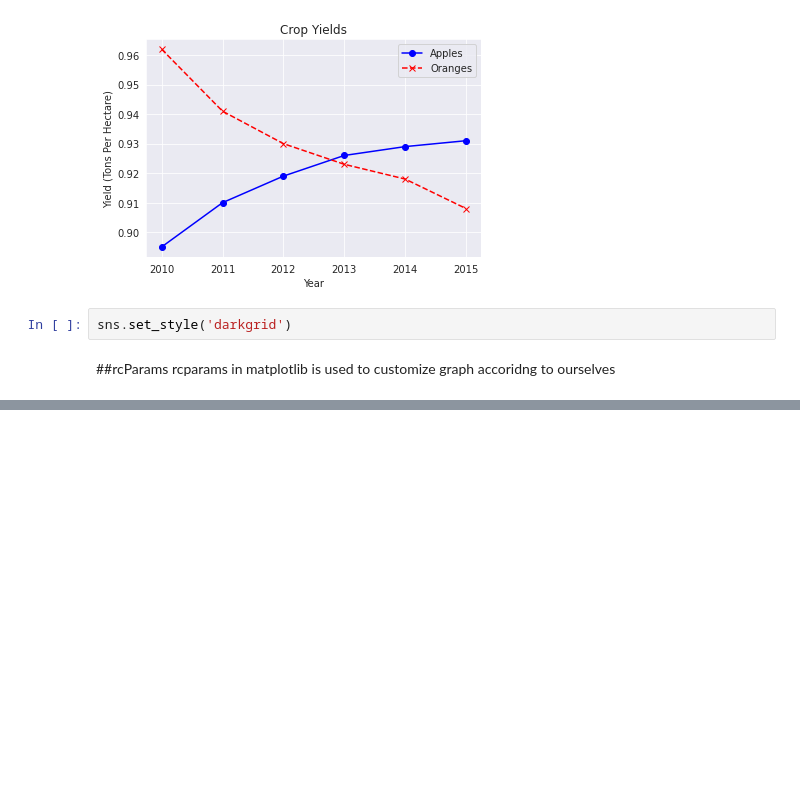
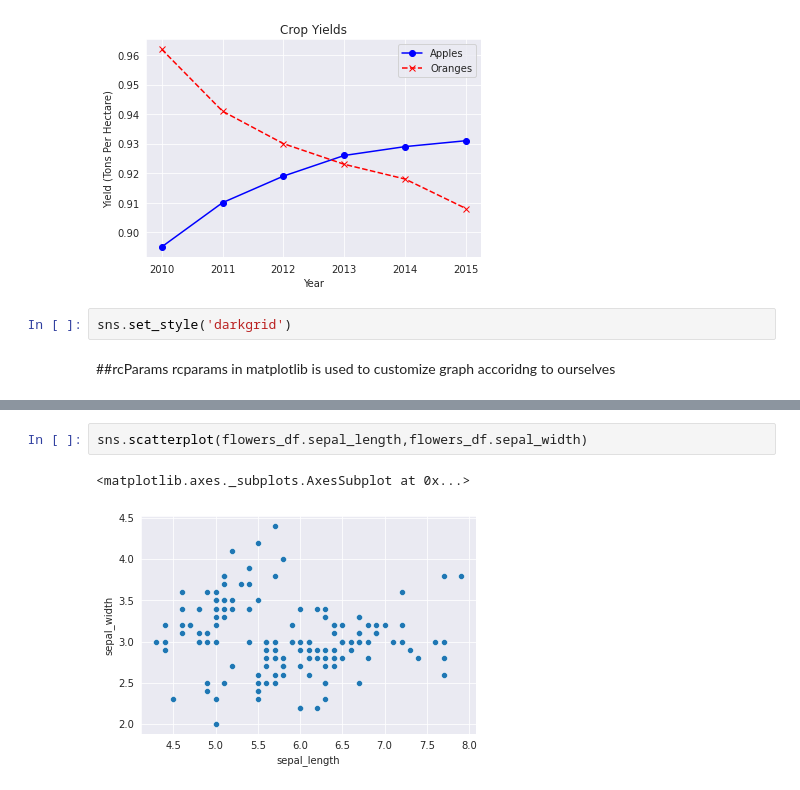
Before and after one commit to PriyanshSaxena25/data_analysis, a Jupyter notebook: Visualization1.ipynb, the cells around one changed output, grey strips where cells are left out. Cells and saved outputs as stored; diff of their text form; blank space fills up the shorter version.

```diff
--- a/Visualization1.ipynb
+++ b/Visualization1.ipynb
@@ -98,0 +129,5 @@ rcparams in matplotlib is used to customize graph accoridng to ourselves
+# %%
+sns.scatterplot(flowers_df.sepal_length,flowers_df.sepal_width)
+# %% [output]
+<matplotlib.axes._subplots.AxesSubplot at 0x...>
+[figure, added]
```
Also changed, not shown: parts of 8 cells of this notebook.
